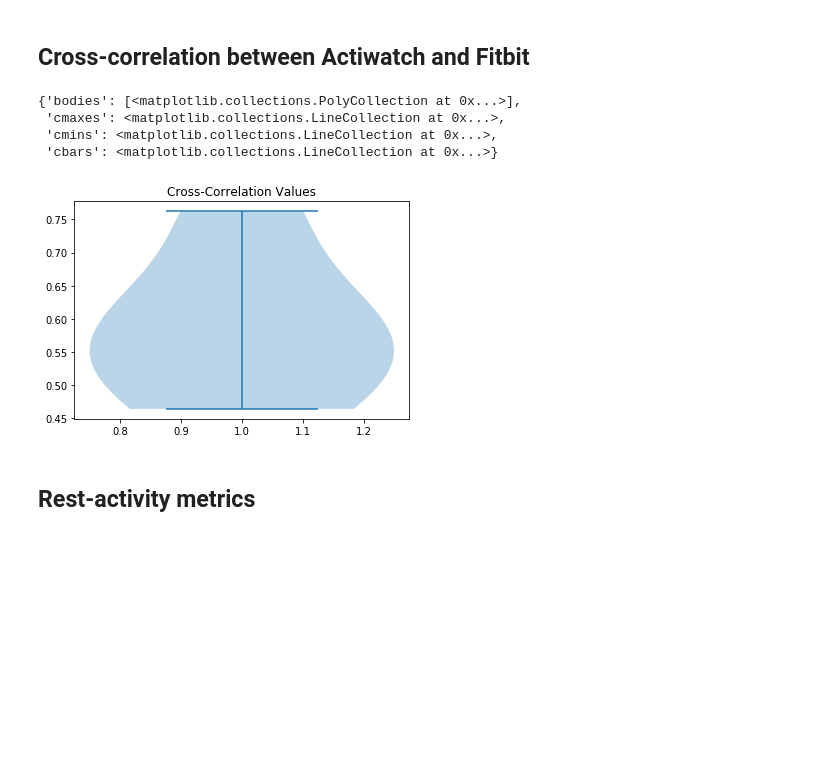
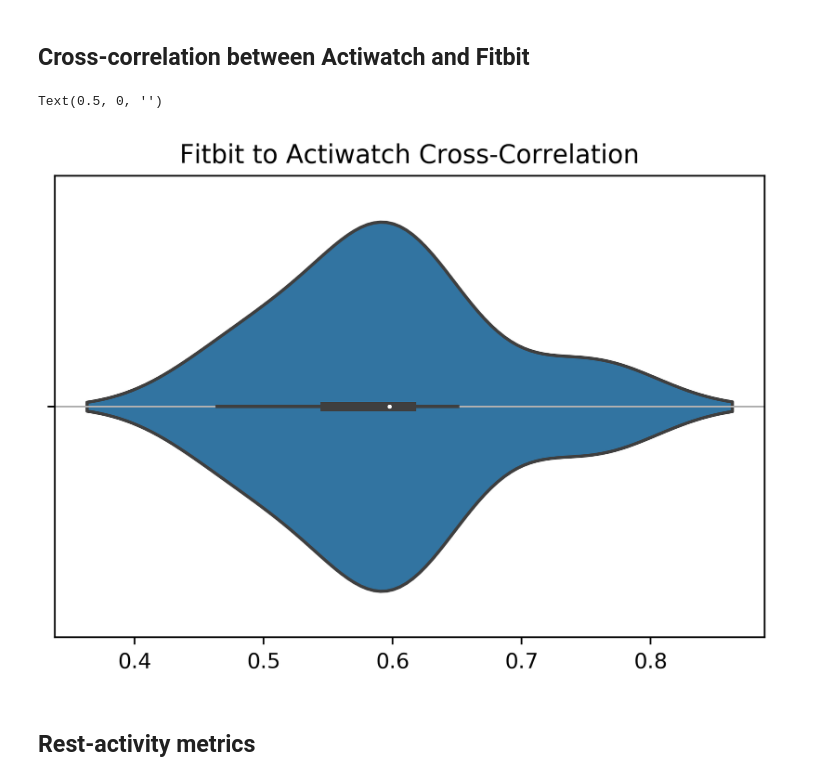
Before and after one commit to mcmahonmc/wearables, a Jupyter notebook: Fitbit Actiwatch Time Series Correlation.ipynb, the cells around one changed output. Drawn from its saved outputs; the diff is of its cells as text; code cells hidden in the pictures; blank space fills up the shorter version.

Commit message:
updated fitbit-actiwatch script

```diff
--- a/Fitbit Actiwatch Time Series Correlation.ipynb
+++ b/Fitbit Actiwatch Time Series Correlation.ipynb
@@ -379,15 +400,15 @@ merging 10076_11_8_2019_11_45_00_PM_New_Analysis.csv with WA_10076_minuteStepsNa
 # %% [markdown]
 ## Cross-correlation between Actiwatch and Fitbit
-# %%
-fig2, ax2 = plt.subplots()
-ax2.set_title('Cross-Correlation Values')
-ax2.violinplot(np.array(cc)[:,1].astype(np.float))
-# %% [output]
-{'bodies': [<matplotlib.collections.PolyCollection at 0x...>],
- 'cmaxes': <matplotlib.collections.LineCollection at 0x...>,
- 'cmins': <matplotlib.collections.LineCollection at 0x...>,
- 'cbars': <matplotlib.collections.LineCollection at 0x...>}
-[figure, removed]
+# %%
+fig, axes = plt.subplots(dpi=400)
+sns.violinplot('cross_cor', data=cc_df, ax = axes)
+axes.set_title('Fitbit to Actiwatch Cross-Correlation')
+
+axes.yaxis.grid(True)
+axes.set_xlabel('')
+# %% [output]
+Text(0.5, 0, '')
+[figure, added]
 # %% [markdown]
 ## Rest-activity metrics
 # %%
```
Also changed, not shown: parts of 10 cells of this notebook.
